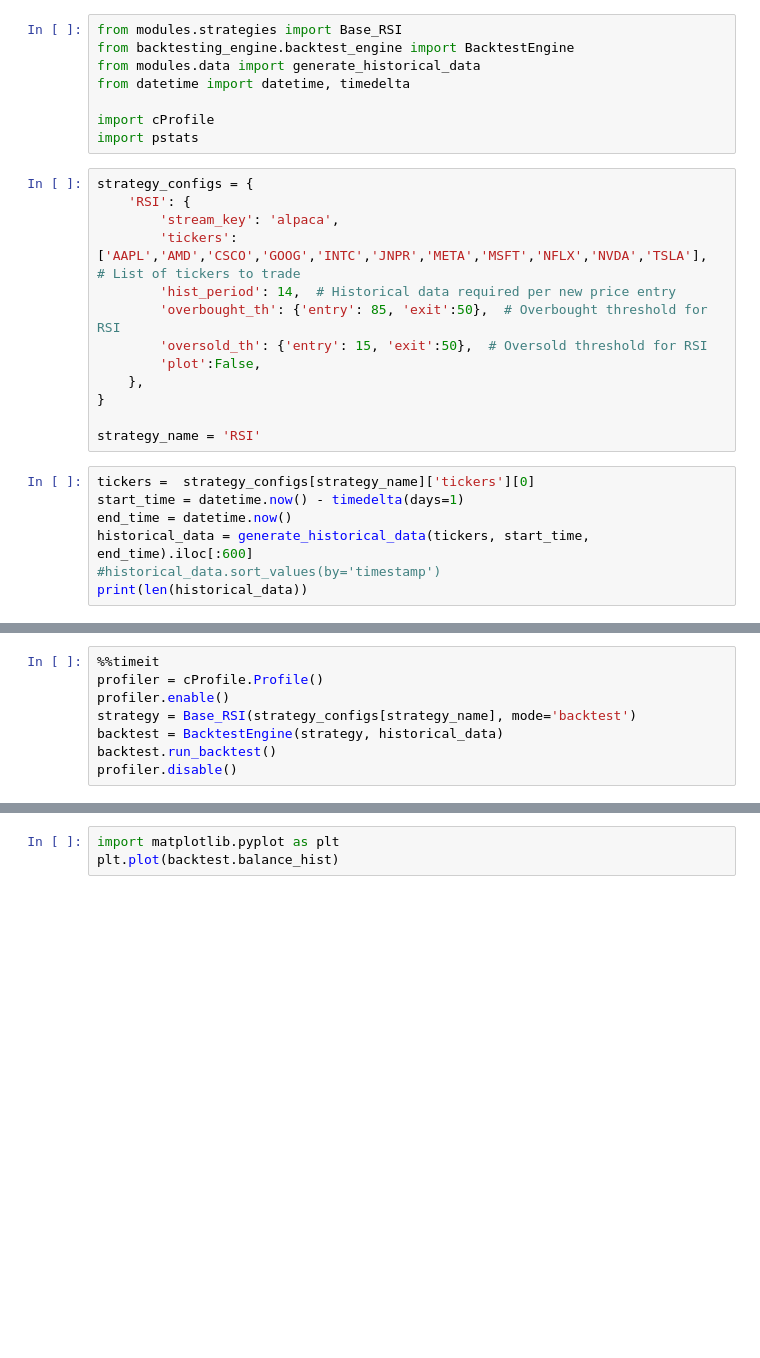
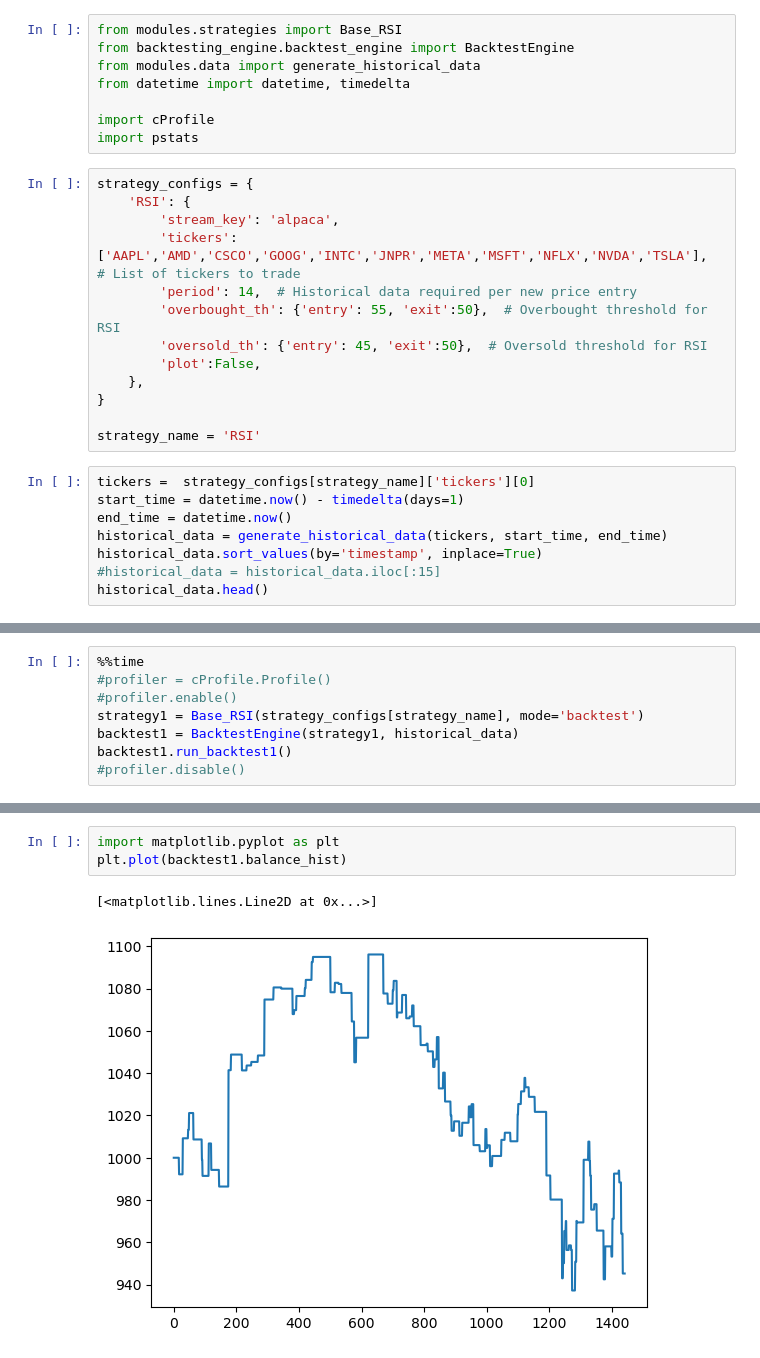
Before and after one commit to manosathya/AlgoTrading, a Jupyter notebook: Trading/backtest_trials.ipynb, the cells around one changed output, grey strips where cells are left out. Drawn from its saved outputs; the diff is of its cells as text; blank space fills up the shorter version.

Commit message:
Revised RSI function for backtesting precalc. Correctly integrated into strategies.py. hist_period changed to period.

```diff
--- a/Trading/backtest_trials.ipynb
+++ b/Trading/backtest_trials.ipynb
@@ -11,9 +11,9 @@ strategy_configs = {
     'RSI': {
         'stream_key': 'alpaca',
         'tickers': ['AAPL','AMD','CSCO','GOOG','INTC','JNPR','META','MSFT','NFLX','NVDA','TSLA'],  # List of tickers to trade
-        'hist_period': 14,  # Historical data required per new price entry
-        'overbought_th': {'entry': 85, 'exit':50},  # Overbought threshold for RSI
-        'oversold_th': {'entry': 15, 'exit':50},  # Oversold threshold for RSI
+        'period': 14,  # Historical data required per new price entry
+        'overbought_th': {'entry': 55, 'exit':50},  # Overbought threshold for RSI
+        'oversold_th': {'entry': 45, 'exit':50},  # Oversold threshold for RSI
         'plot':False,
     },
 }
@@ -23,7 +23,8 @@ strategy_name = 'RSI'
 tickers =  strategy_configs[strategy_name]['tickers'][0]
 start_time = datetime.now() - timedelta(days=1)
 end_time = datetime.now()
-historical_data = generate_historical_data(tickers, start_time, end_time).iloc[:600]
-#historical_data.sort_values(by='timestamp')
-print(len(historical_data))
+historical_data = generate_historical_data(tickers, start_time, end_time)
+historical_data.sort_values(by='timestamp', inplace=True)
+#historical_data = historical_data.iloc[:15]
+historical_data.head()
 # %% [output]
@@ -31,10 +37,10 @@ print(len(historical_data))
 # %%
-%%timeit
-profiler = cProfile.Profile()
-profiler.enable()
-strategy = Base_RSI(strategy_configs[strategy_name], mode='backtest')
-backtest = BacktestEngine(strategy, historical_data)
-backtest.run_backtest()
-profiler.disable()
+%%time
+#profiler = cProfile.Profile()
+#profiler.enable()
+strategy1 = Base_RSI(strategy_configs[strategy_name], mode='backtest')
+backtest1 = BacktestEngine(strategy1, historical_data)
+backtest1.run_backtest1()
+#profiler.disable()
 # %% [output]
 Positions initialized: {'AAPL': None, 'AMD': None, 'CSCO': None, 'GOOG': None, 'INTC': None, 'JNPR': None, 'META': None, 'MSFT': None, 'NFLX': None, 'NVDA': None, 'TSLA': None}
@@ -52,3 +92,6 @@ stats.strip_dirs().sort_stats("cumulative").print_stats(20)  # Show top 20 slowe
 # %%
 import matplotlib.pyplot as plt
-plt.plot(backtest.balance_hist)
+plt.plot(backtest1.balance_hist)
+# %% [output]
+[<matplotlib.lines.Line2D at 0x...>]
+[figure, added]
```
Also changed, not shown: parts of 8 cells of this notebook, 5 other files.
